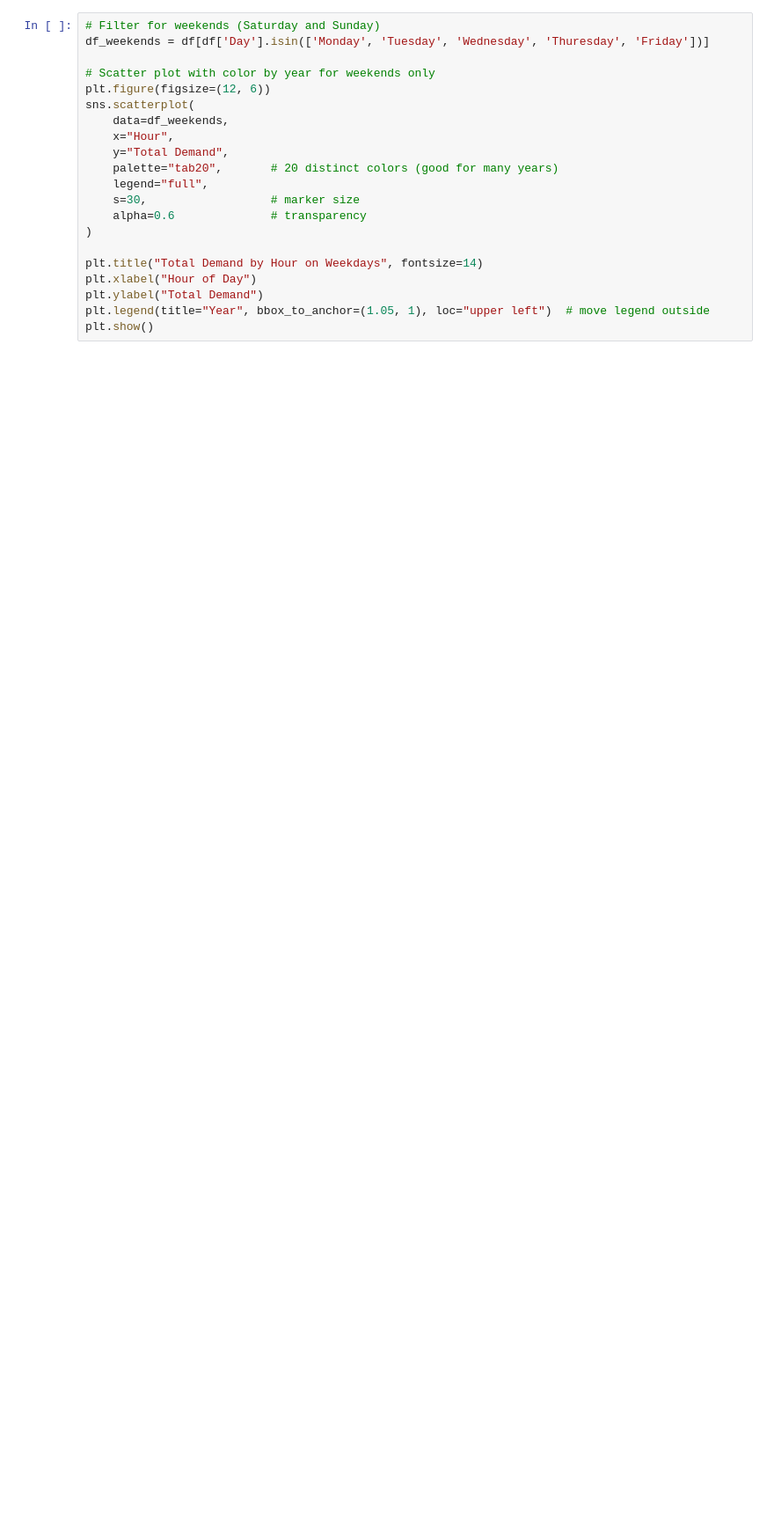
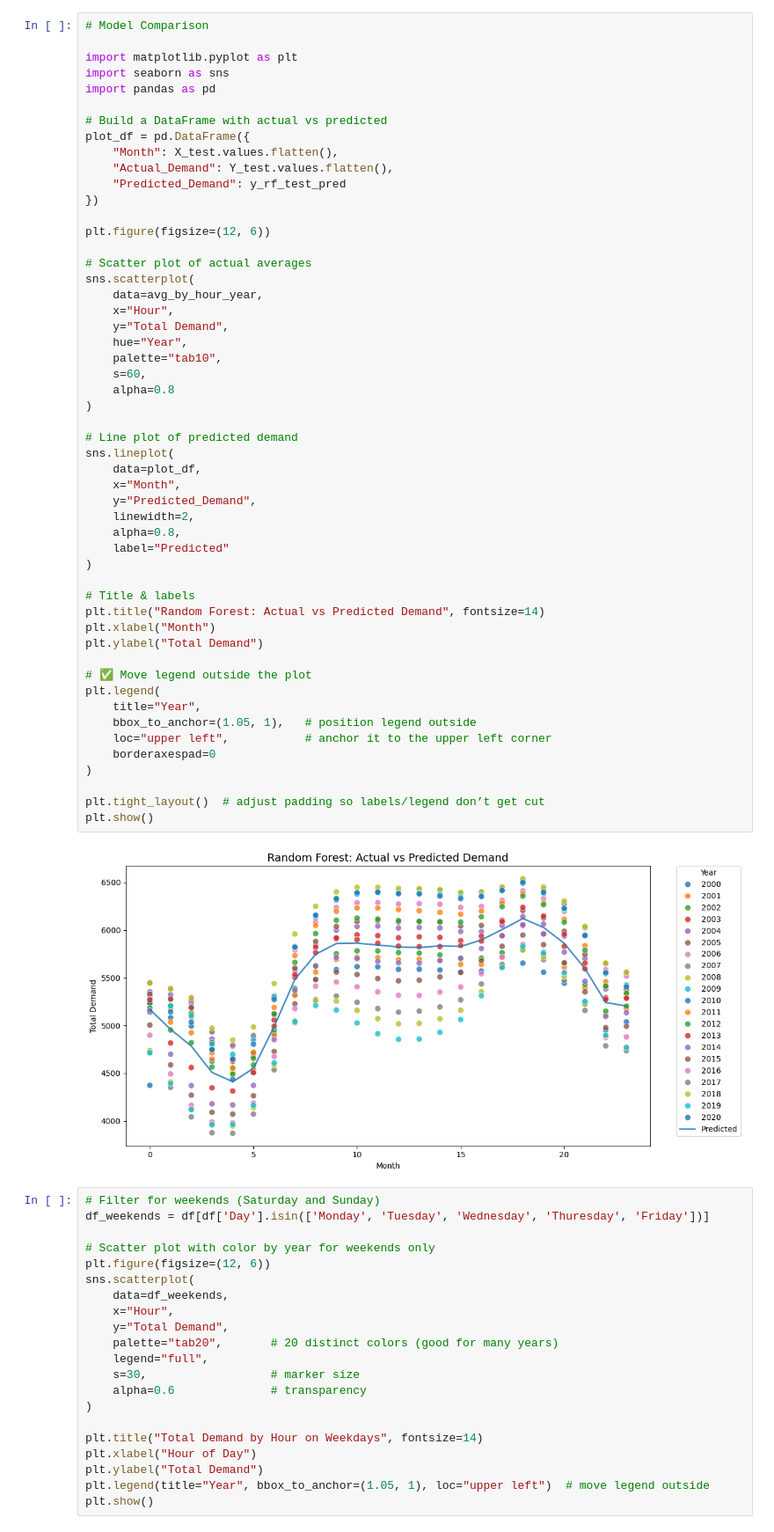
Before and after one commit to harjask-7/ADS1002-project, a Jupyter notebook: notebooks/tymon/Graph for each states/VIC-graph.ipynb, the cells around one changed output. Shown at 88% size. Drawn from its saved outputs; the diff is of its cells as text; blank space fills up the shorter version.

```diff
--- a/notebooks/tymon/Graph for each states/VIC-graph.ipynb
+++ b/notebooks/tymon/Graph for each states/VIC-graph.ipynb
@@ -61,3 +134,57 @@ CSV files loaded
+# %%
+# Model Comparison
+
+import matplotlib.pyplot as plt
+import seaborn as sns
+import pandas as pd
+
+# Build a DataFrame with actual vs predicted
+plot_df = pd.DataFrame({
+    "Month": X_test.values.flatten(),
+    "Actual_Demand": Y_test.values.flatten(),
+    "Predicted_Demand": y_rf_test_pred
+})
+
+plt.figure(figsize=(12, 6))
+
+# Scatter plot of actual averages
+sns.scatterplot(
+    data=avg_by_hour_year,
+    x="Hour",
+    y="Total Demand",
+    hue="Year",
+    palette="tab10",
+    s=60,
+    alpha=0.8
+)
+
+# Line plot of predicted demand
+sns.lineplot(
+    data=plot_df,
+    x="Month",
+    y="Predicted_Demand",
+    linewidth=2,
+    alpha=0.8,
+    label="Predicted"
+)
+
+# Title & labels
+plt.title("Random Forest: Actual vs Predicted Demand", fontsize=14)
+plt.xlabel("Month")
+plt.ylabel("Total Demand")
+
+# ✅ Move legend outside the plot
+plt.legend(
+    title="Year",
+    bbox_to_anchor=(1.05, 1),   # position legend outside
+    loc="upper left",           # anchor it to the upper left corner
+    borderaxespad=0
+)
+
+plt.tight_layout()  # adjust padding so labels/legend don’t get cut
+plt.show()
+# %% [output]
+[figure, added]
 # %%
 # Filter for weekends (Saturday and Sunday)
 df_weekends = df[df['Day'].isin(['Monday', 'Tuesday', 'Wednesday', 'Thuresday', 'Friday'])]
```
Also changed, not shown: parts of 3 cells of this notebook, 1 other file.
